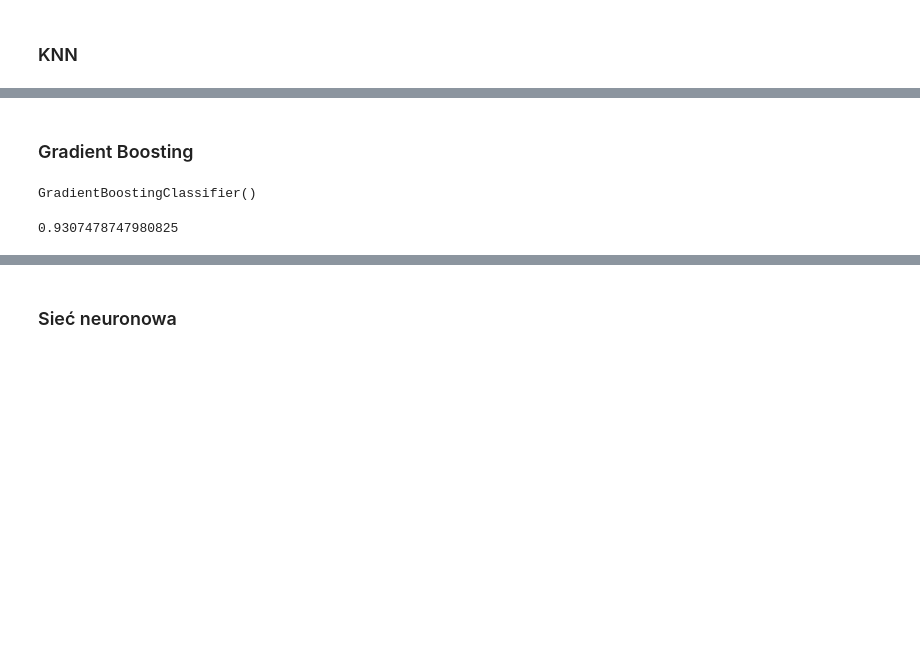
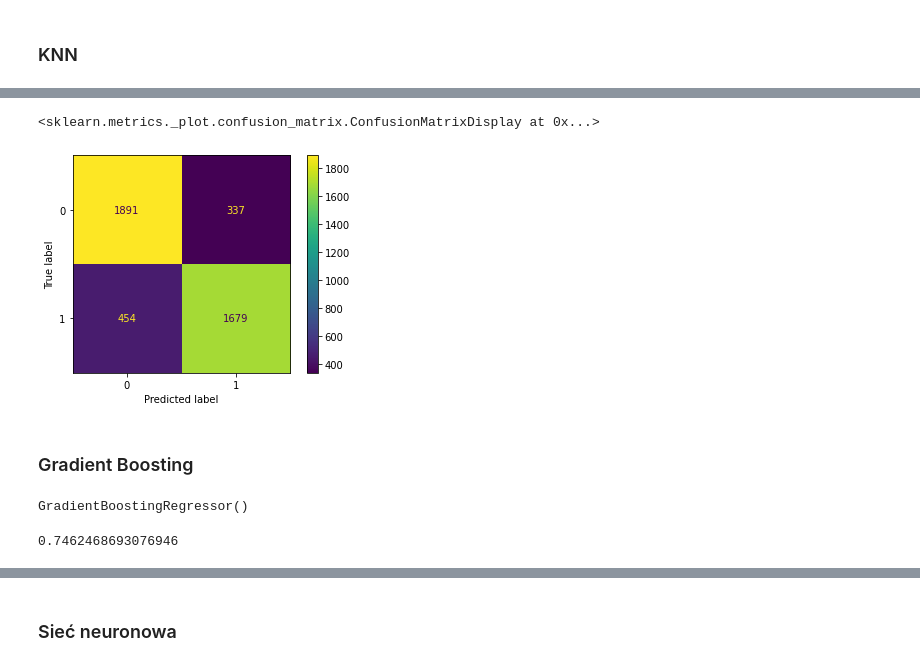
Before and after one commit to lukasz-staniszewski/purchase-in-session-analysis, a Jupyter notebook: notebooks/model_selection/model_selection.ipynb, the cells around one changed output, grey strips where cells are left out. Cells and saved outputs as stored; diff of their text form; code cells hidden in the pictures; blank space fills up the shorter version.

```diff
--- a/notebooks/model_selection/model_selection.ipynb
+++ b/notebooks/model_selection/model_selection.ipynb
@@ -120,12 +120,17 @@ svm_scores.mean()
+# %%
+cm_test_knn.plot()
+# %% [output]
+<sklearn.metrics._plot.confusion_matrix.ConfusionMatrixDisplay at 0x...>
+[figure, added]
 # %% [markdown]
 ### Gradient Boosting
 # %%
-gradient_boosting = GradientBoostingClassifier()
+gradient_boosting = GradientBoostingRegressor()
 gradient_boosting.fit(X_train, y_train)
 # %% [output]
-GradientBoostingClassifier()
+GradientBoostingRegressor()
 # %%
-gradient_boosting_scores = cross_val_score(gradient_boosting, X_test, y_test, cv=3, scoring="accuracy")
+gradient_boosting_scores = cross_val_score(gradient_boosting, X_test, y_test, cv=3)
 gradient_boosting_scores.mean()
 # %% [output]
-0.9307478747980825
+0.7462468693076946
```
Also changed, not shown: parts of 35 cells of this notebook, 3 other files.
